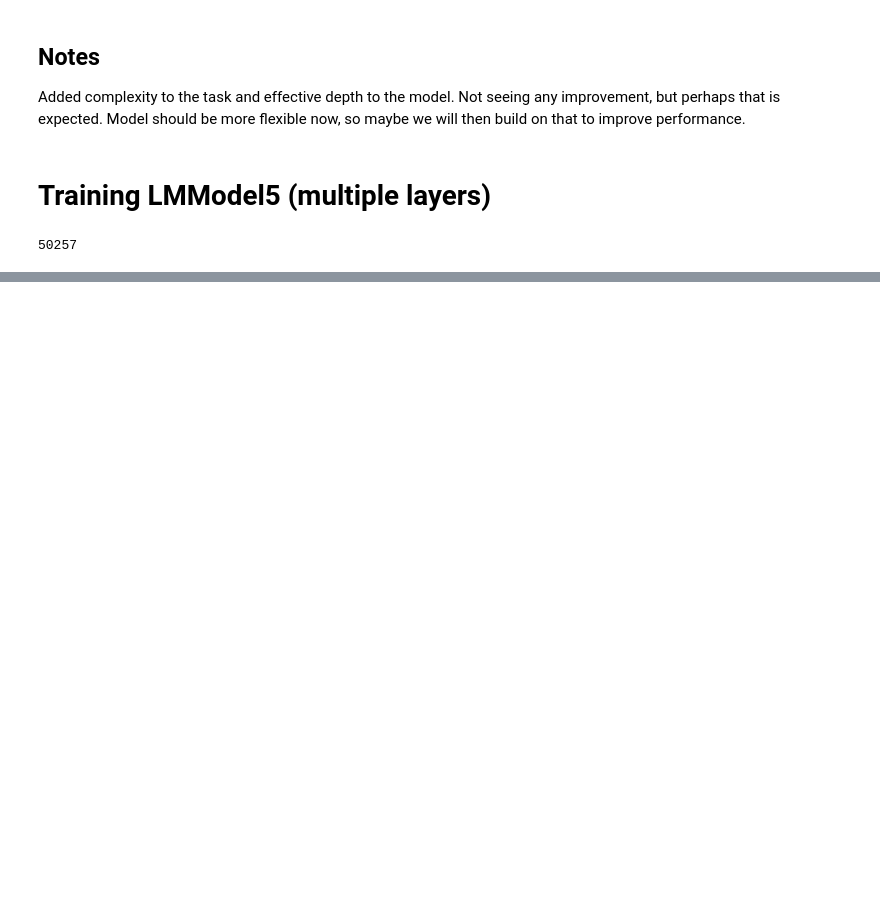
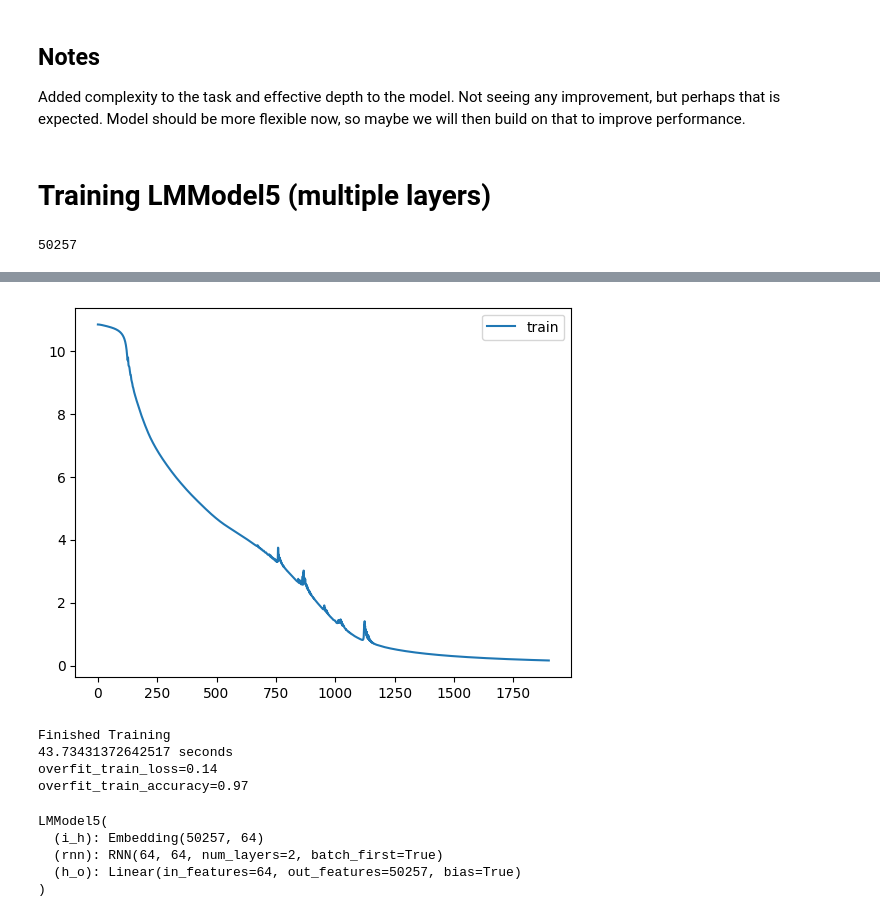
Before and after one commit to diojenez/LearningDeepLearning, a Jupyter notebook: nbs/01_learning_rnns.ipynb, the cells around one changed output, grey strips where cells are left out. Drawn from its saved outputs; the diff is of its cells as text; code cells hidden in the pictures; blank space fills up the shorter version.

Commit message:
LMModel5

```diff
--- a/nbs/01_learning_rnns.ipynb
+++ b/nbs/01_learning_rnns.ipynb
@@ -795,0 +795,5 @@ def_device, device_name
+# %%
+print('getting training sequences')
+train_seqs = get_sequences_from_ds(tds['train'], seq_len, token_limit)
+print('getting testing sequences')
+test_seqs = get_sequences_from_ds(tds['test'], seq_len, token_limit)
@@ -795,0 +818,3 @@ def_device, device_name
+# %%
+train_dl = DataLoader(group_chunks(train_seqs, bs), batch_size=bs, shuffle=False, drop_last=True)
+test_dl = DataLoader(group_chunks(train_seqs, bs), batch_size=bs, shuffle=False, drop_last=True)
@@ -795,0 +916,55 @@ def_device, device_name
+# %%
+class LMModel5(nn.Module):
+    def __init__(self, vocab_sz, n_hidden, n_layers):
+        super().__init__()
+        self.i_h = nn.Embedding(vocab_sz, n_hidden)
+        self.rnn = nn.RNN(n_hidden, n_hidden, n_layers, nonlinearity='relu', batch_first=True)
+        self.h_o = nn.Linear(n_hidden, vocab_sz)
+        self.h = torch.zeros(n_layers, bs, n_hidden).to(def_device)
+
+    def forward(self, x):
+        res,h = self.rnn(self.i_h(x), self.h) # res: B,T,C h: num_layers,B,C
+        self.h = h.detach()
+        return self.h_o(res) # B,T,vocab_size
+
+    def reset(self): self.h.zero_()
+
+    def generate(self, x, max_new_tokens):
+        # x is (B, T) array of indices in the current context
+        for _ in range(max_new_tokens):
+            # get the predictions based on seq_len most recent tokens
+            logits = self(x[:,-seq_len:]) # (B, T, C)
+            # focus only on the last time step
+            logits = logits[:, -1, :] # becomes (B, C)
+            # apply softmax to get probabilities
+            probs = F.softmax(logits, dim=-1) # (B, C)
+            # sample from the distribution
+            x_next = torch.multinomial(probs, num_samples=1) # (B, 1)
+            # append sampled index to the running sequence
+            x = torch.cat((x, x_next), dim=1) # (B, T+1)
+        return x
+# %%
+# sanity check: overfit on a single batch
+model = LMModel5(vocab_size, 64, 2).to(def_device)
+criterion = nn.CrossEntropyLoss()
+optimizer = torch.optim.SGD(model.parameters(), lr = 3e-3, momentum = 0.9)
+_, overfit_train_loss, _, overfit_train_accuracy = train(train_dl, test_dl, model, epochs=2000, one_batch=True)
+print(f'{overfit_train_loss=:0.2f}\n{overfit_train_accuracy=:0.2f}')
+# %% [output]
+[figure, added]
+Finished Training
+43.73431372642517 seconds
+overfit_train_loss=0.14
+overfit_train_accuracy=0.97
+# %%
+# init
+model = LMModel5(vocab_size, 64, 2).to(def_device)
+criterion = nn.CrossEntropyLoss()
+optimizer = torch.optim.SGD(model.parameters(), lr = 3e-5, momentum = 0.9)
+model
+# %% [output]
+LMModel5(
+  (i_h): Embedding(50257, 64)
+  (rnn): RNN(64, 64, num_layers=2, batch_first=True)
+  (h_o): Linear(in_features=64, out_features=50257, bias=True)
+)
```
Also changed, not shown: parts of 25 cells of this notebook.
